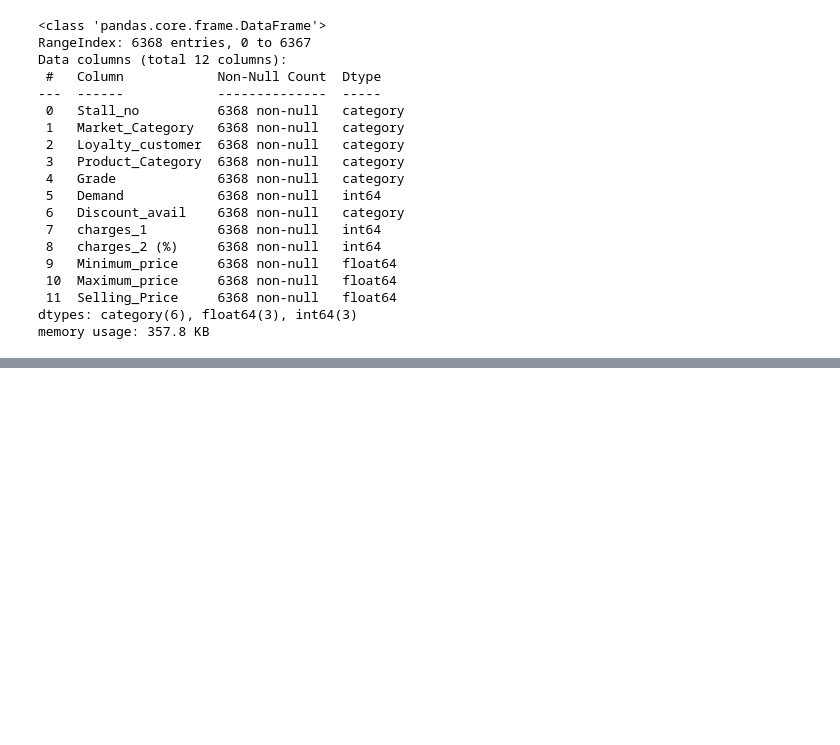
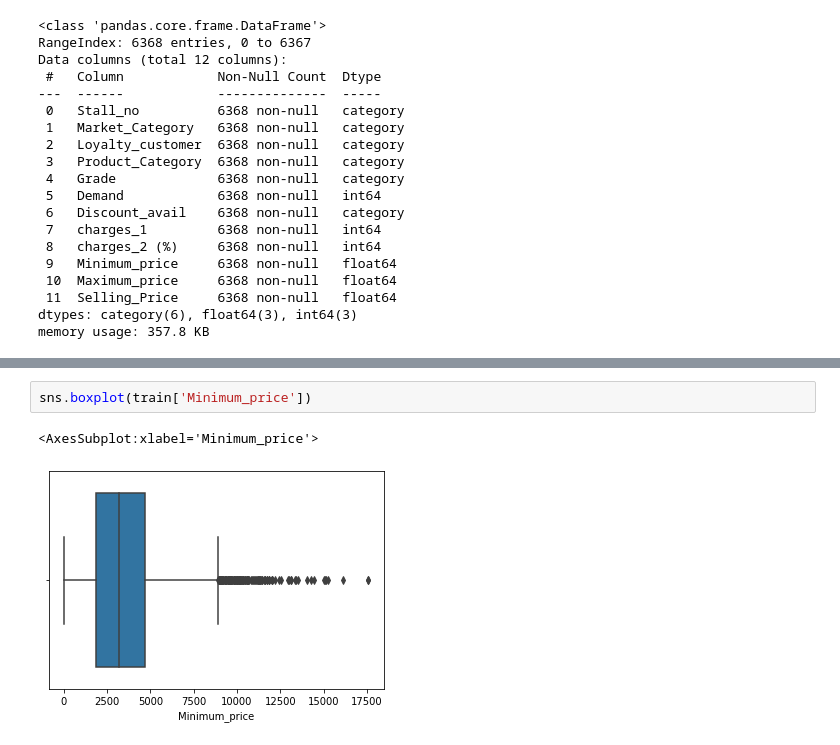
Before and after one commit to shreeratn/carnival-challange, a Jupyter notebook: models.ipynb, the cells around one changed output, grey strips where cells are left out. Drawn from its saved outputs; the diff is of its cells as text; blank space fills up the shorter version.

```diff
--- a/models.ipynb
+++ b/models.ipynb
@@ -43,0 +52,5 @@ print(sorted(train.charges_1.unique()))
+# %%
+sns.boxplot(train['Minimum_price'])
+# %% [output]
+<AxesSubplot:xlabel='Minimum_price'>
+[figure, added]
```
Also changed, not shown: parts of 5 cells of this notebook.
